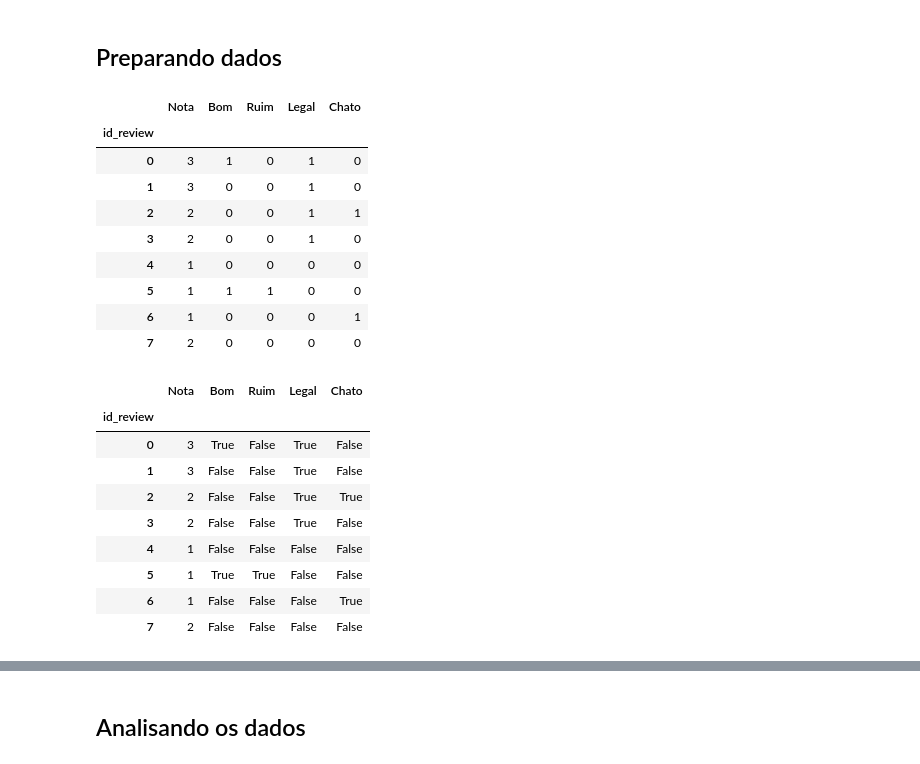
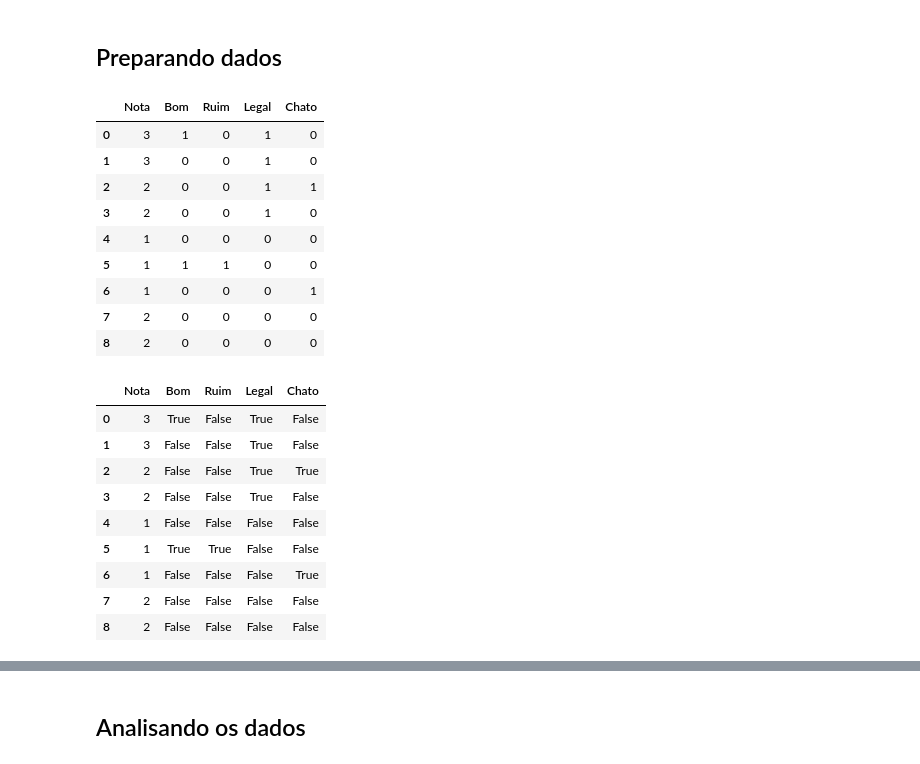
Before and after one commit to IFCE-Ciencia-da-Computacao-2011-2/UDM.316-Reconhecimento-de-Padroes, a Jupyter notebook: Exercício 03 - 06.07/Análise dos dados inicial.ipynb, the cells around one changed output, grey strips where cells are left out. Saved outputs shown, nothing was run; the diff lists cells and outputs as text; code cells hidden in the pictures.

```diff
--- a/Exercício 03 - 06.07/Análise dos dados inicial.ipynb
+++ b/Exercício 03 - 06.07/Análise dos dados inicial.ipynb
@@ -11,16 +11,12 @@ import numpy as np
 # %%
 dados = pd.read_csv('estrutura-esperada.csv', sep=';')
 
-# id_review deve ser considerado como o índice
-dados.index = dados.id_review
-
-# Sendo id_review índice, a coluna é inútil
+# Deixando somente as variáveis
 del dados['id_review']
 
 dados
 # %% [output]
 |  | Nota | Bom | Ruim | Legal | Chato |
-| id_review |  |  |  |  |  |
 | 0 | 3 | 1 | 0 | 1 | 0 |
 | 1 | 3 | 0 | 0 | 1 | 0 |
 | 2 | 2 | 0 | 0 | 1 | 1 |
@@ -29,6 +25,7 @@ dados
 | 5 | 1 | 1 | 1 | 0 | 0 |
 | 6 | 1 | 0 | 0 | 0 | 1 |
 | 7 | 2 | 0 | 0 | 0 | 0 |
+| 8 | 2 | 0 | 0 | 0 | 0 |
 # %%
 # Normalizando os dados para valores booleanos
 
@@ -38,7 +35,6 @@ for column in dados.columns[1:]:
 dados
 # %% [output]
 |  | Nota | Bom | Ruim | Legal | Chato |
-| id_review |  |  |  |  |  |
 | 0 | 3 | True | False | True | False |
 | 1 | 3 | False | False | True | False |
 | 2 | 2 | False | False | True | True |
@@ -47,3 +43,4 @@ dados
 | 5 | 1 | True | True | False | False |
 | 6 | 1 | False | False | False | True |
 | 7 | 2 | False | False | False | False |
+| 8 | 2 | False | False | False | False |
```
Also changed, not shown: parts of 24 cells of this notebook, 4 other files.
